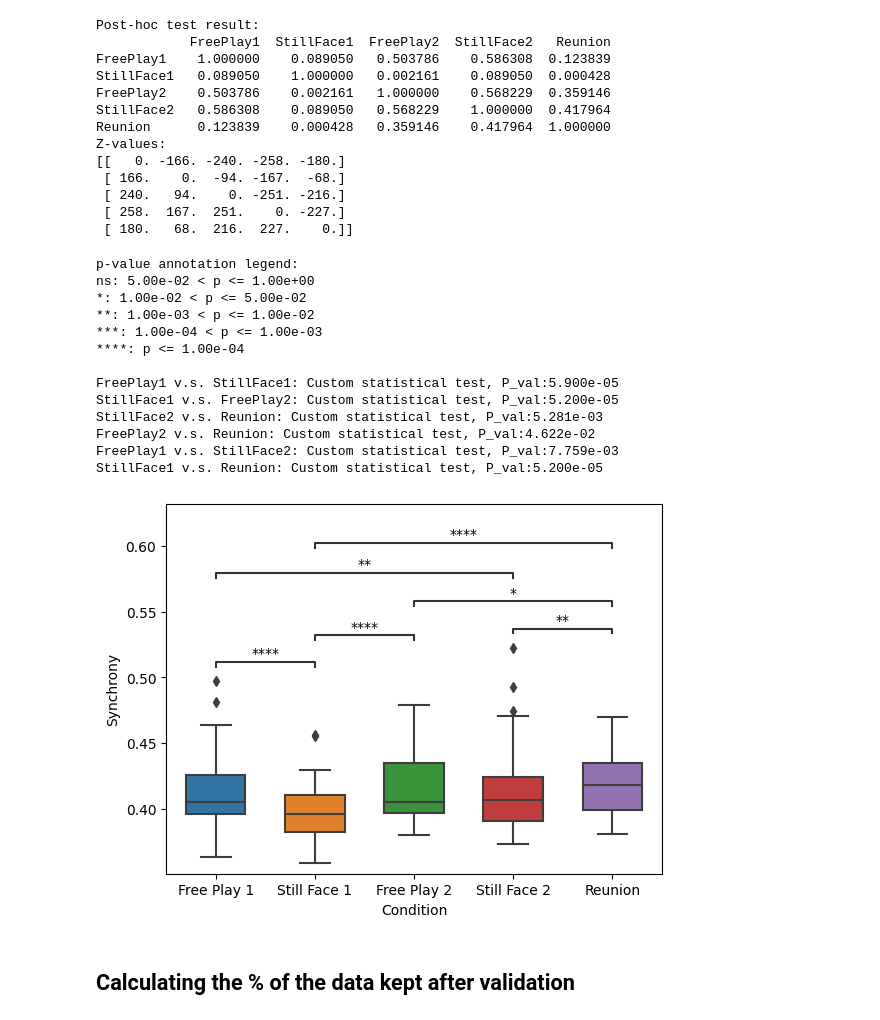
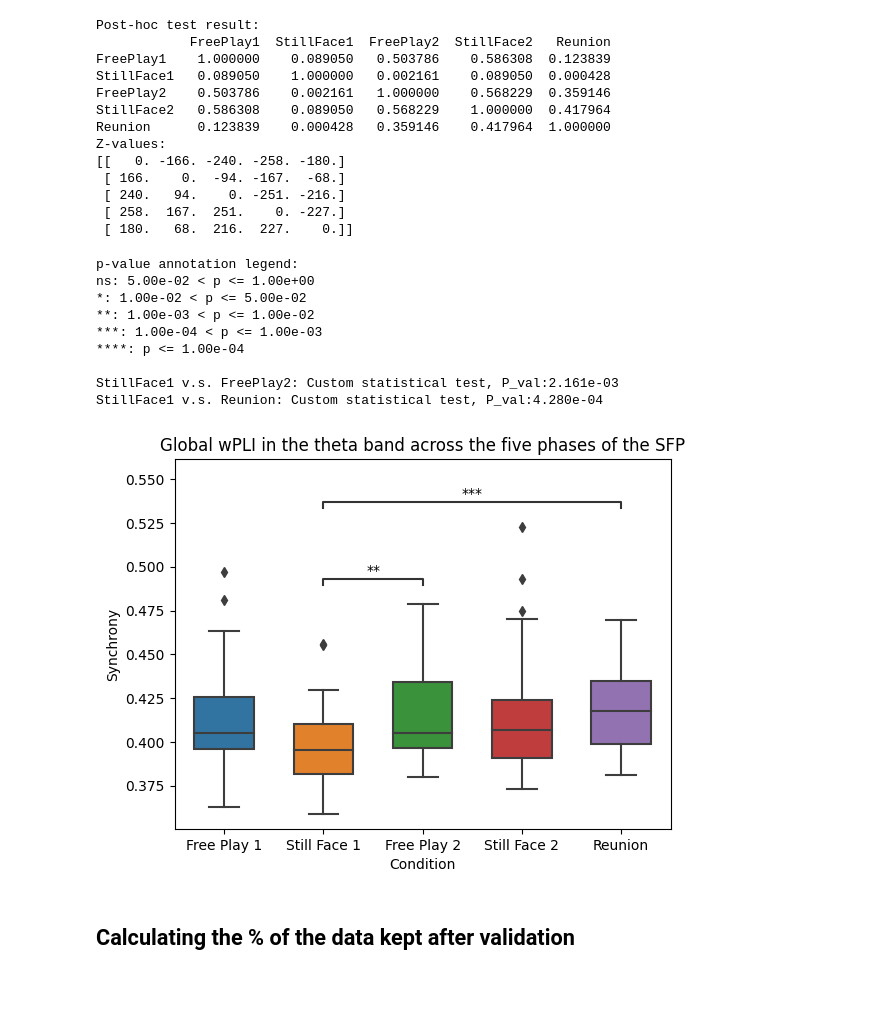
Before and after one commit to m-agat/mother_infant_neural_synchrony, a Jupyter notebook: statistical_analysis_wpli.ipynb, the cells around one changed output. Saved outputs shown, nothing was run; the diff lists cells and outputs as text; code cells hidden in the pictures; blank space fills up the shorter version.

```diff
--- a/statistical_analysis_wpli.ipynb
+++ b/statistical_analysis_wpli.ipynb
@@ -423,33 +420,29 @@ Z-values:
  [ 180.   68.  216.  227.    0.]]
 # %%
 ax = sns.boxplot(data = df_melted_theta, x = 'Condition', y = 'Synchrony', width = 0.6)
+ax.set_title('Global wPLI in the theta band across the five phases of the SFP')
 ax.set_xticklabels(['Free Play 1', 'Still Face 1', 'Free Play 2', 'Still Face 2', 'Reunion'])
 # ax.set(ylim=(0.3, 0.55))
 add_stat_annotation(ax, data = df_melted_theta, x = 'Condition', y = 'Synchrony',
-                    box_pairs = [('FreePlay1', 'StillFace1'), ("FreePlay1", "StillFace2"), ('StillFace1', 'FreePlay2'),
-                                 ('StillFace1', 'Reunion'), ("FreePlay2", "Reunion"), ('StillFace2', 'Reunion')
+                    box_pairs = [("StillFace1", "FreePlay2"), ("StillFace1", "Reunion")
                                  ],
                     perform_stat_test=False,
-                    pvalues=[0.000059, 0.007759, 0.000052, 0.000052, 0.046217, 0.005281],
+                    pvalues=[0.002161, 0.000428],
                     text_format = 'star',
 )
 
-ax.figure.savefig("theta_results.png")
+ax.figure.savefig("theta_results_wpli.png")
 # %% [output]
 p-value annotation legend:
 ns: 5.00e-02 < p <= 1.00e+00
 *: 1.00e-02 < p <= 5.00e-02
 **: 1.00e-03 < p <= 1.00e-02
 ***: 1.00e-04 < p <= 1.00e-03
 ****: p <= 1.00e-04
 
-FreePlay1 v.s. StillFace1: Custom statistical test, P_val:5.900e-05
-StillFace1 v.s. FreePlay2: Custom statistical test, P_val:5.200e-05
-StillFace2 v.s. Reunion: Custom statistical test, P_val:5.281e-03
-FreePlay2 v.s. Reunion: Custom statistical test, P_val:4.622e-02
-FreePlay1 v.s. StillFace2: Custom statistical test, P_val:7.759e-03
-StillFace1 v.s. Reunion: Custom statistical test, P_val:5.200e-05
+StillFace1 v.s. FreePlay2: Custom statistical test, P_val:2.161e-03
+StillFace1 v.s. Reunion: Custom statistical test, P_val:4.280e-04
-[figure, old version]
+[figure, new version]
 # %% [markdown]
 ## Calculating the % of the data kept after validation
 # %%
```
Also changed, not shown: parts of 7 cells of this notebook, 3 other files.
